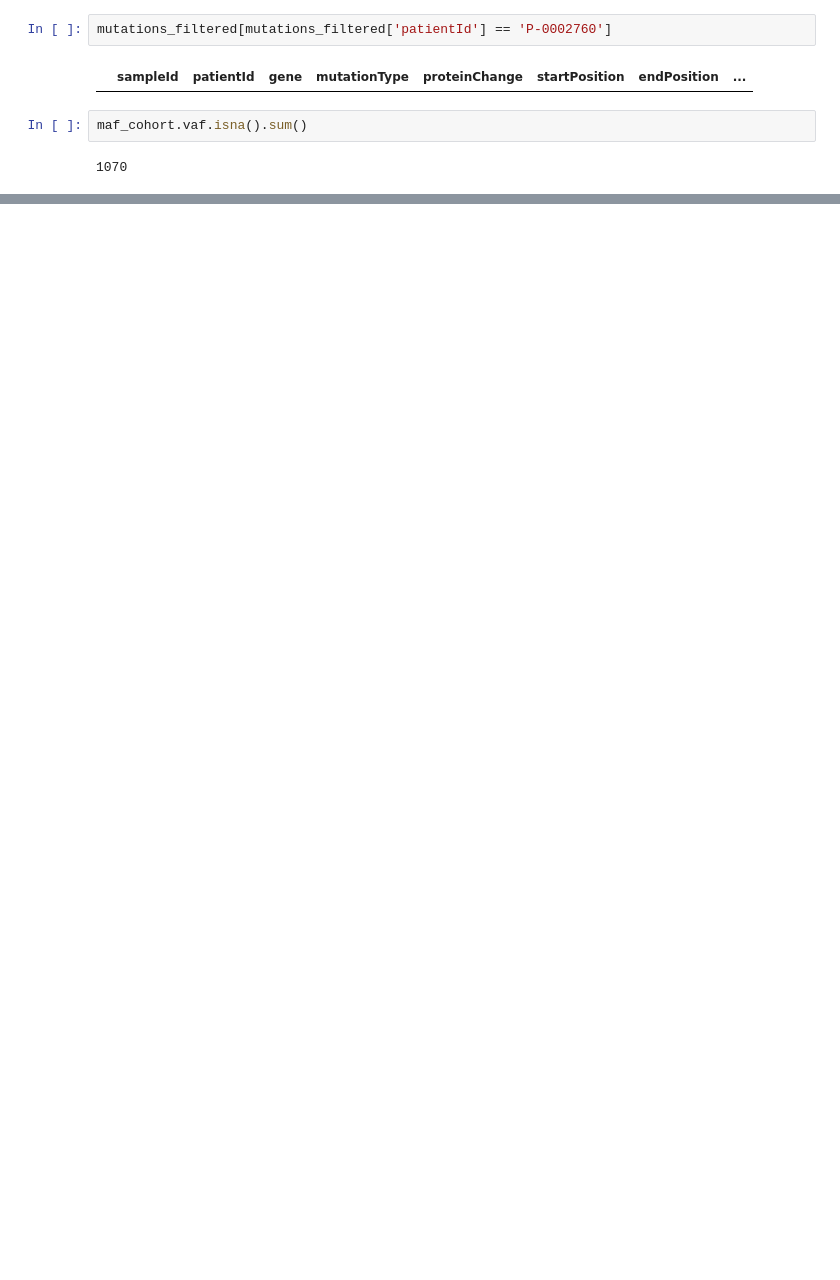
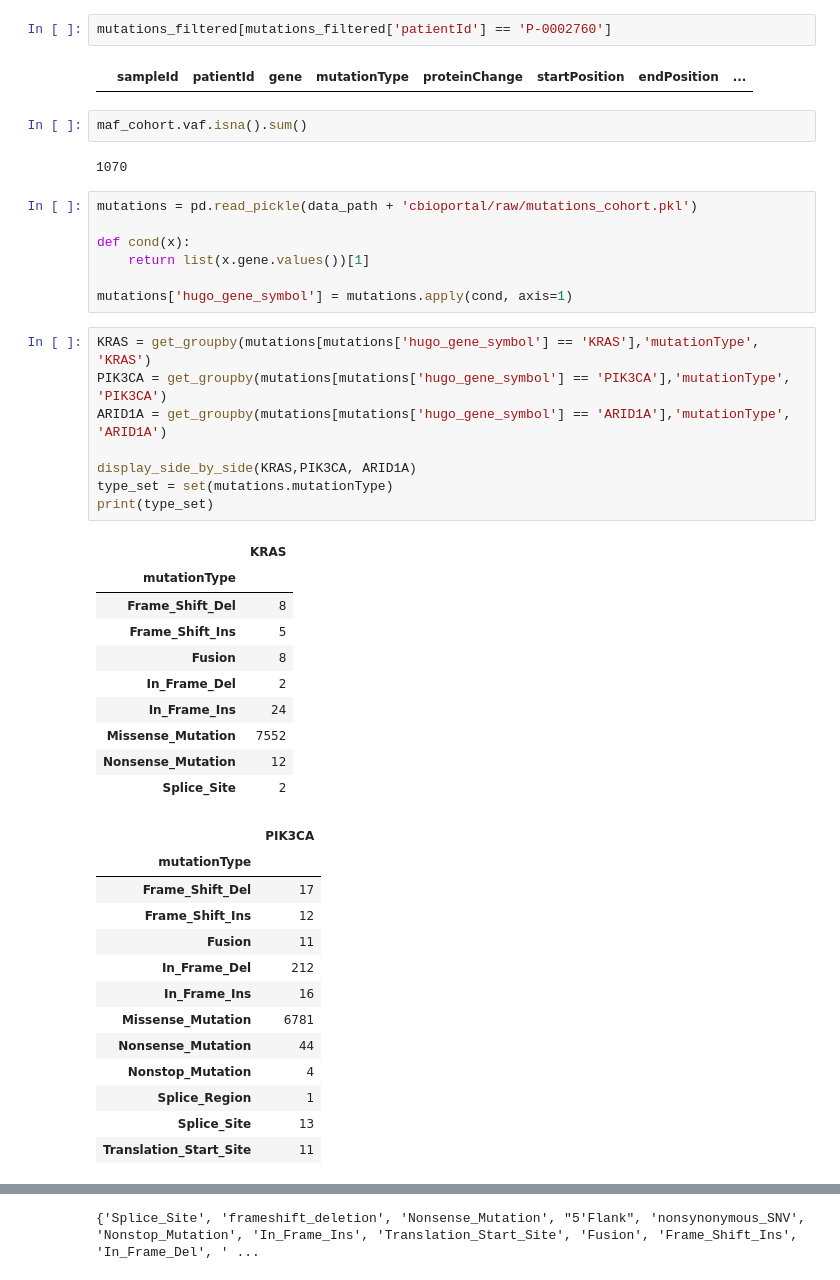
Before and after one commit to emilecohen/mskimpact_tp53_exploration, a Jupyter notebook: analysis/dataframe_generation/maf_cohort_creation.ipynb, the cells around one changed output, grey strips where cells are left out. Saved outputs shown, nothing was run; the diff lists cells and outputs as text; blank space fills up the shorter version.

Commit message:
cbioportal/oncokb imports

```diff
--- a/analysis/dataframe_generation/maf_cohort_creation.ipynb
+++ b/analysis/dataframe_generation/maf_cohort_creation.ipynb
@@ -243,3 +243,42 @@ mutations_filtered[mutations_filtered['patientId'] == 'P-0002760']
 maf_cohort.vaf.isna().sum()
 # %% [output]
 1070
+# %%
+mutations = pd.read_pickle(data_path + 'cbioportal/raw/mutations_cohort.pkl')
+
+def cond(x):
+    return list(x.gene.values())[1]
+
+mutations['hugo_gene_symbol'] = mutations.apply(cond, axis=1)
+# %%
+KRAS = get_groupby(mutations[mutations['hugo_gene_symbol'] == 'KRAS'],'mutationType', 'KRAS')
+PIK3CA = get_groupby(mutations[mutations['hugo_gene_symbol'] == 'PIK3CA'],'mutationType', 'PIK3CA')
+ARID1A = get_groupby(mutations[mutations['hugo_gene_symbol'] == 'ARID1A'],'mutationType', 'ARID1A')
+
+display_side_by_side(KRAS,PIK3CA, ARID1A)
+type_set = set(mutations.mutationType)
+print(type_set)
+# %% [output]
+|  | KRAS |
+| mutationType |  |
+| Frame_Shift_Del | 8 |
+| Frame_Shift_Ins | 5 |
+| Fusion | 8 |
+| In_Frame_Del | 2 |
+| In_Frame_Ins | 24 |
+| Missense_Mutation | 7552 |
+| Nonsense_Mutation | 12 |
+| Splice_Site | 2 |
+|  | PIK3CA |
+| mutationType |  |
+| Frame_Shift_Del | 17 |
+| Frame_Shift_Ins | 12 |
+| Fusion | 11 |
+| In_Frame_Del | 212 |
+| In_Frame_Ins | 16 |
+| Missense_Mutation | 6781 |
+| Nonsense_Mutation | 44 |
+| Nonstop_Mutation | 4 |
+| Splice_Region | 1 |
+| Splice_Site | 13 |
+| Translation_Start_Site | 11 |
@@ -245,0 +297 @@ maf_cohort.vaf.isna().sum()
+{'Splice_Site', 'frameshift_deletion', 'Nonsense_Mutation', "5'Flank", 'nonsynonymous_SNV', 'Nonstop_Mutation', 'In_Frame_Ins', 'Translation_Start_Site', 'Fusion', 'Frame_Shift_Ins', 'In_Frame_Del', ' ...
```
Also changed, not shown: parts of 5 cells of this notebook, 5 other files.
